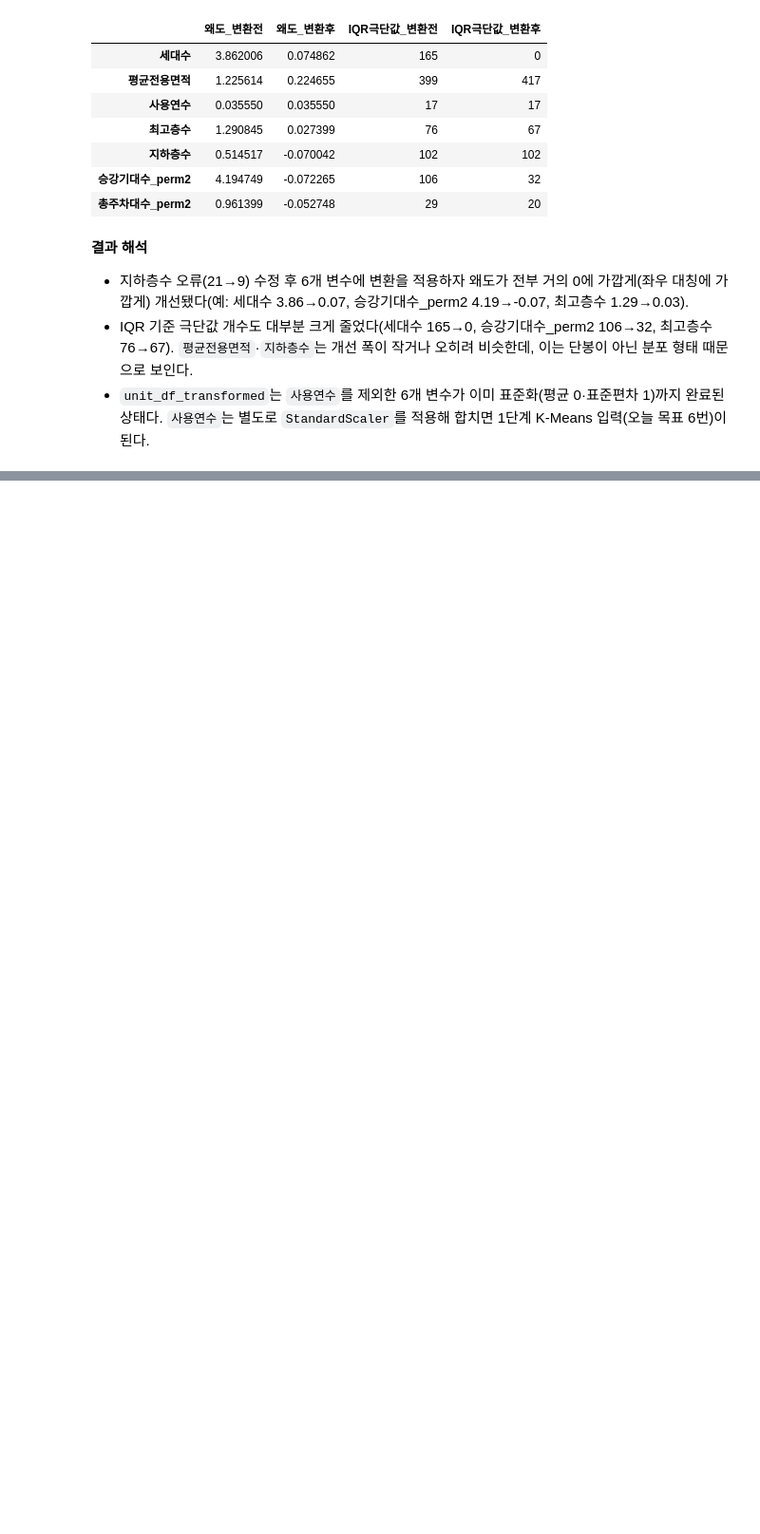
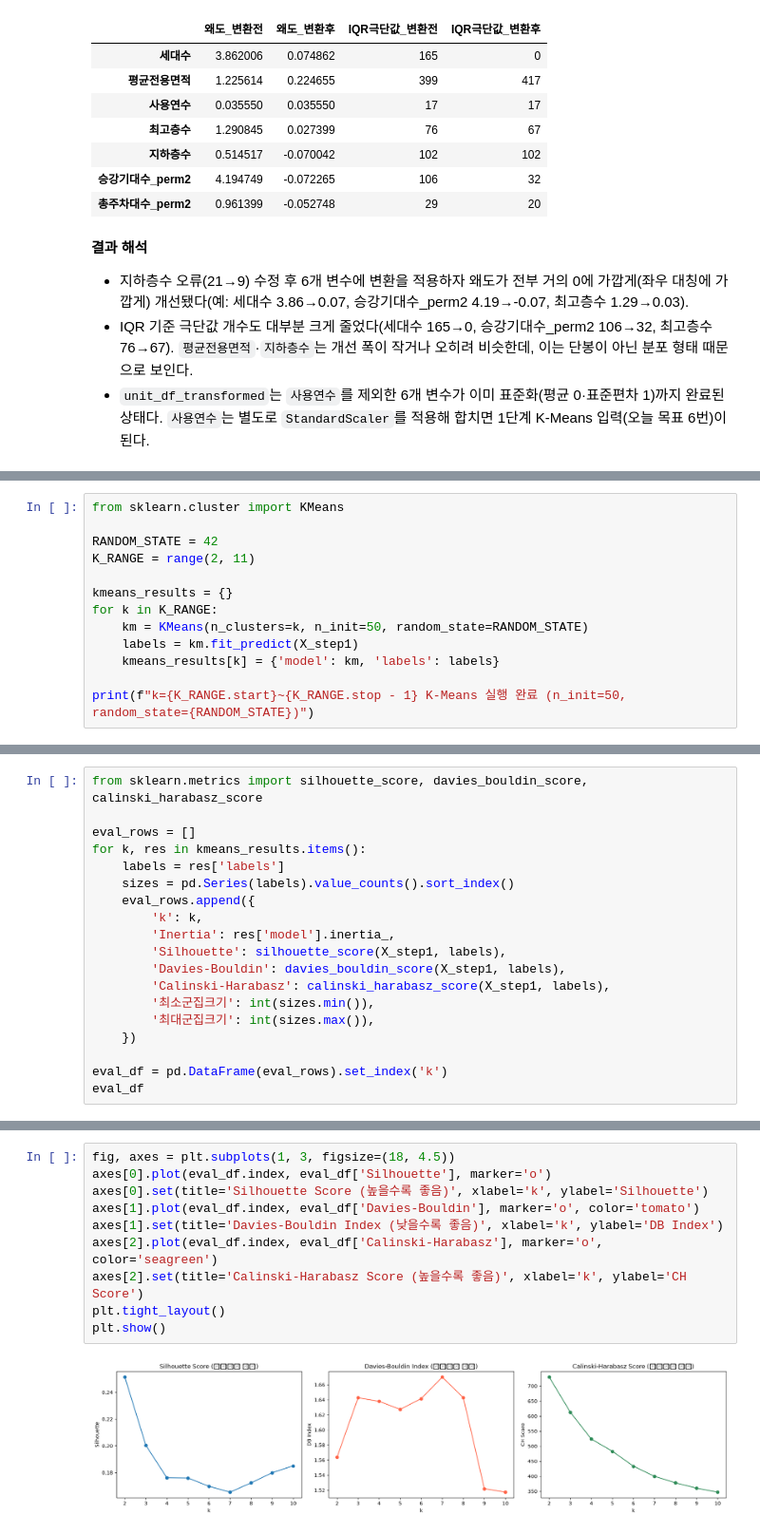
Before and after one commit to roh-git/mlapt_project, a Jupyter notebook: main_analysis.ipynb, the cells around one changed output, grey strips where cells are left out. Shown at 95% size. Saved outputs shown, nothing was run; the diff lists cells and outputs as text; blank space fills up the shorter version.

```diff
--- a/main_analysis.ipynb
+++ b/main_analysis.ipynb
@@ -560,0 +586,13 @@ comparison
+# %%
+from sklearn.cluster import KMeans
+
+RANDOM_STATE = 42
+K_RANGE = range(2, 11)
+
+kmeans_results = {}
+for k in K_RANGE:
+    km = KMeans(n_clusters=k, n_init=50, random_state=RANDOM_STATE)
+    labels = km.fit_predict(X_step1)
+    kmeans_results[k] = {'model': km, 'labels': labels}
+
+print(f"k={K_RANGE.start}~{K_RANGE.stop - 1} K-Means 실행 완료 (n_init=50, random_state={RANDOM_STATE})")
@@ -560,0 +605,19 @@ comparison
+# %%
+from sklearn.metrics import silhouette_score, davies_bouldin_score, calinski_harabasz_score
+
+eval_rows = []
+for k, res in kmeans_results.items():
+    labels = res['labels']
+    sizes = pd.Series(labels).value_counts().sort_index()
+    eval_rows.append({
+        'k': k,
+        'Inertia': res['model'].inertia_,
+        'Silhouette': silhouette_score(X_step1, labels),
+        'Davies-Bouldin': davies_bouldin_score(X_step1, labels),
+        'Calinski-Harabasz': calinski_harabasz_score(X_step1, labels),
+        '최소군집크기': int(sizes.min()),
+        '최대군집크기': int(sizes.max()),
+    })
+
+eval_df = pd.DataFrame(eval_rows).set_index('k')
+eval_df
@@ -560,0 +636,12 @@ comparison
+# %%
+fig, axes = plt.subplots(1, 3, figsize=(18, 4.5))
+axes[0].plot(eval_df.index, eval_df['Silhouette'], marker='o')
+axes[0].set(title='Silhouette Score (높을수록 좋음)', xlabel='k', ylabel='Silhouette')
+axes[1].plot(eval_df.index, eval_df['Davies-Bouldin'], marker='o', color='tomato')
+axes[1].set(title='Davies-Bouldin Index (낮을수록 좋음)', xlabel='k', ylabel='DB Index')
+axes[2].plot(eval_df.index, eval_df['Calinski-Harabasz'], marker='o', color='seagreen')
+axes[2].set(title='Calinski-Harabasz Score (높을수록 좋음)', xlabel='k', ylabel='CH Score')
+plt.tight_layout()
+plt.show()
+# %% [output]
+[figure, added]
```
Also changed, not shown: parts of 12 cells of this notebook.
